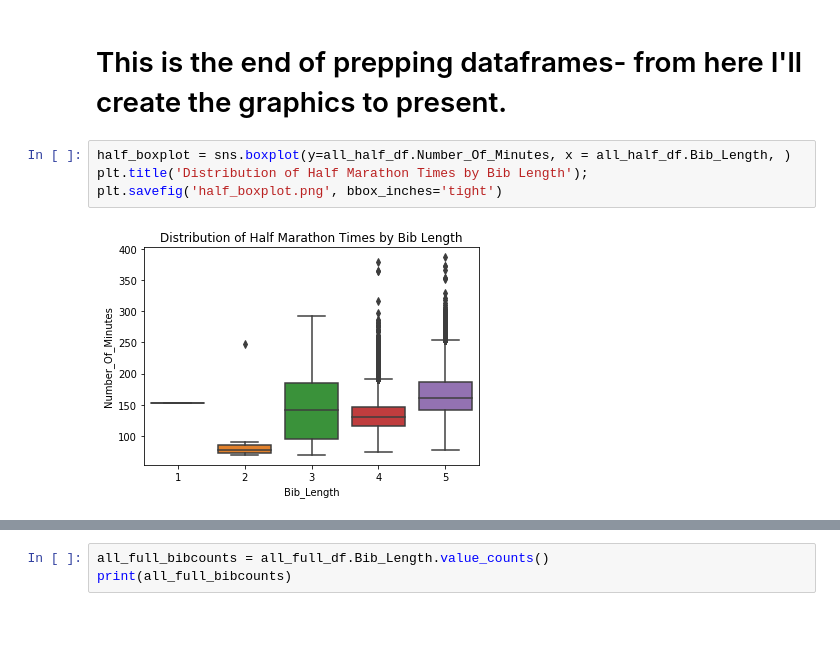
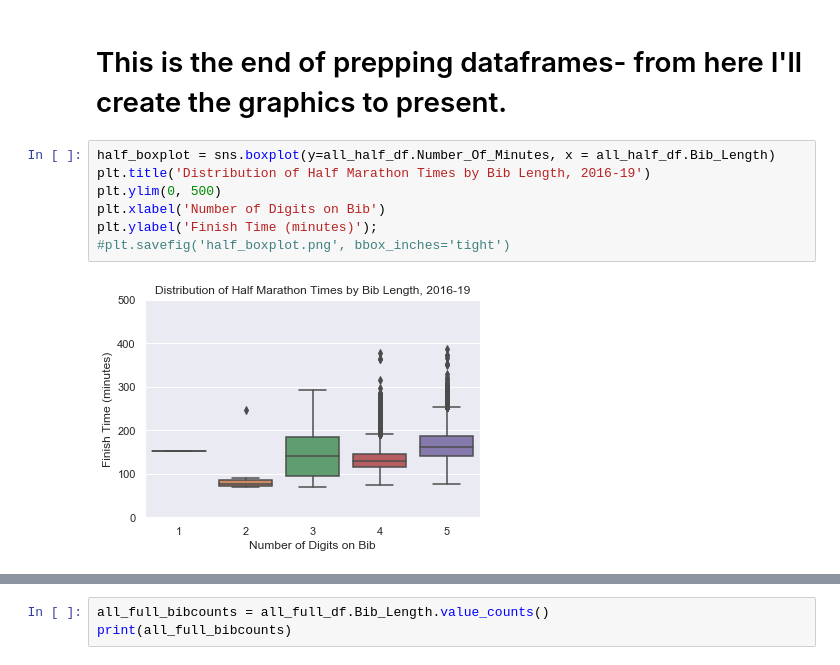
Before and after one commit to rossdingwall/webscraping_marathons, a Jupyter notebook: Ross Marathons From CSV.ipynb, the cells around one changed output, grey strips where cells are left out. Saved outputs shown, nothing was run; the diff lists cells and outputs as text; blank space fills up the shorter version.

```diff
--- a/Ross Marathons From CSV.ipynb
+++ b/Ross Marathons From CSV.ipynb
@@ -121,8 +122,11 @@ all_full_df.head()
 # %% [markdown]
 # This is the end of prepping dataframes- from here I'll create the graphics to present.
 # %%
-half_boxplot = sns.boxplot(y=all_half_df.Number_Of_Minutes, x = all_half_df.Bib_Length, )
-plt.title('Distribution of Half Marathon Times by Bib Length');
-plt.savefig('half_boxplot.png', bbox_inches='tight')
+half_boxplot = sns.boxplot(y=all_half_df.Number_Of_Minutes, x = all_half_df.Bib_Length)
+plt.title('Distribution of Half Marathon Times by Bib Length, 2016-19')
+plt.ylim(0, 500)
+plt.xlabel('Number of Digits on Bib')
+plt.ylabel('Finish Time (minutes)');
+#plt.savefig('half_boxplot.png', bbox_inches='tight')
 # %% [output]
-[figure, old version]
+[figure, new version]
```
Also changed, not shown: parts of 21 cells of this notebook, 3 other files.
